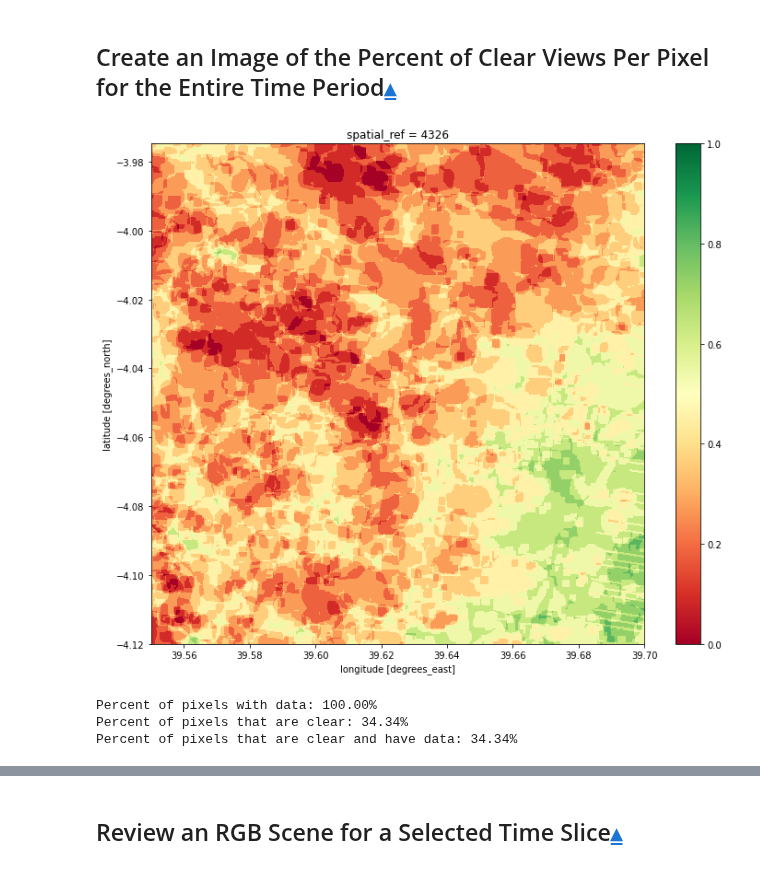
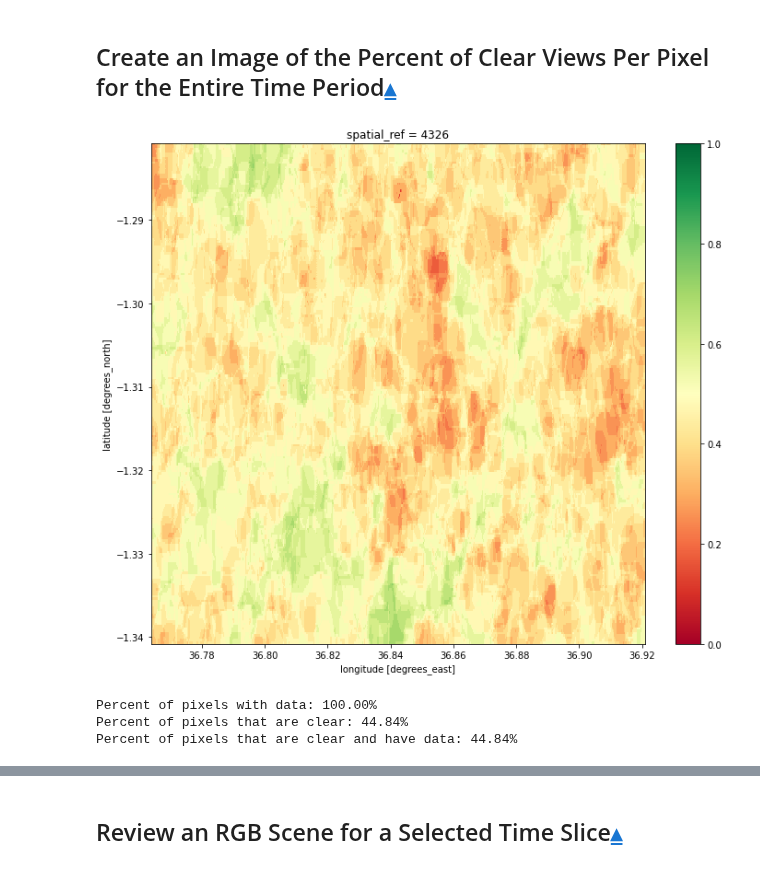
Before and after one commit to ceos-seo/odc-colab, a Jupyter notebook: notebooks/DCAL/DCAL_Cloud_Statistics.ipynb, the cells around one changed output, grey strips where cells are left out. Saved outputs shown, nothing was run; the diff lists cells and outputs as text; code cells hidden in the pictures.

```diff
--- a/notebooks/DCAL/DCAL_Cloud_Statistics.ipynb
+++ b/notebooks/DCAL/DCAL_Cloud_Statistics.ipynb
@@ -98,10 +91,19 @@ LANDSAT 8 Products:
 <p style="color:red";><b>CHANGE INPUTS BELOW
 # %%
 # These are the platforms (satellites) and products (datacube sets)
-# used for this demonstration.
+# used for this demonstration. Uncomment only 1 set.
+
+# platform = 'LANDSAT_8'
+# product = 'ls8_usgs_sr_scene'
+# collection = 'c1'
+# level = 'l2'
 
 platform = 'LANDSAT_8'
 product = 'ls8_usgs_sr_scene'
+collection = 'c2'
+level = 'l2'
+# %%
+band_no_data_values = dc.list_measurements().loc[product, 'nodata']
 # %% [markdown]
 ## <span id="extents">Get the Extents of the Cube [&#9652;](#top)</span>
 # %%
@@ -134,9 +136,13 @@ display_map(full_lat, full_lon)
 # Select a time period (Min-Max) within the extents listed above (Year-Month-Day)
 # This region and time period will be used for the cloud assessment
 
+# Nairobi, Kenya
+latitude = (-1.3407, -1.2809)
+longitude = (36.7640, 36.9206)
+
 # Mombasa, Kenya
-latitude = (-4.12, -3.975)
-longitude = (39.55, 39.7)
+# latitude = (-4.12, -3.975)
+# longitude = (39.55, 39.7)
 
 # Mau Forest - Western Kenya
 # latitude = (-0.13406, 0.21307)
@@ -217,11 +234,15 @@ def build_cloud_coverage_table_landsat(product,
 # %%
 extra_band = 'green'
-landsat_dataset, coverage_table = build_cloud_coverage_table_landsat(product = product,
-                                                                     platform = platform,
-                                                                     latitude = latitude,
-                                                                     longitude = longitude,
-                                                                     time = time_extents,
-                                                                     extra_band=extra_band)
+landsat_dataset, coverage_table, clean_mask, data_mask, clean_data_mask = \
+    build_cloud_coverage_table_landsat(product = product,
+                                       platform = platform,
+                                       collection = collection,
+                                       level = level,
+                                       latitude = latitude,
+                                       longitude = longitude,
+                                       time = time_extents,
+                                       extra_band=extra_band,
+                                       band_no_data_values=band_no_data_values)
 # %% [markdown]
 ## <span id="create_cloud_cov_table">Create a Table of Cloud Coverage Percentage for Each Date[&#9652;](#top)</span>
 # %%
@@ -252,31 +278,24 @@ plt.show()
 # %% [markdown]
 ## <span id="pct_clear_img">Create an Image of the Percent of Clear Views Per Pixel for the Entire Time Period[&#9652;](#top)</span>
 # %%
-from utils.data_cube_utilities.clean_mask import landsat_qa_clean_mask
-from utils.data_cube_utilities.plotter_utils import create_gradient_color_map
-from utils.data_cube_utilities.plotter_utils import xarray_imshow
-
 # We are really plotting the fraction of times that are not no_data which are clear.
 # This is done to account for regions filled with no_data  - such as when querying across path/rows.
-data_mask = (landsat_dataset[extra_band] != -9999)
-clean_mask = landsat_qa_clean_mask(landsat_dataset, platform)
-merged_mask = clean_mask & data_mask
-clear_and_data_per_px = merged_mask.sum(dim='time')
+clear_and_data_per_px = clean_data_mask.sum(dim='time')
 data_per_px = data_mask.sum(dim='time')
 frac_clear_per_data_per_px = clear_and_data_per_px / data_per_px
 num_cbar_ticks = 8 # The number of ticks to use for the colorbar.
 quad_mesh = (frac_clear_per_data_per_px).plot(figsize=(12,10),cmap = "RdYlGn", vmin=0, vmax=1)
 plt.show()
 # %% [output]
-[figure, old version]
+[figure, new version]
 # %%
 print("Percent of pixels with data: {:.2%}".format(data_mask.mean().values))
 print("Percent of pixels that are clear: {:.2%}".format(clean_mask.mean().values))
-print("Percent of pixels that are clear and have data: {:.2%}".format(merged_mask.mean().values))
+print("Percent of pixels that are clear and have data: {:.2%}".format(clean_data_mask.mean().values))
 # %% [output]
 Percent of pixels with data: 100.00%
-Percent of pixels that are clear: 34.34%
-Percent of pixels that are clear and have data: 34.34%
+Percent of pixels that are clear: 44.84%
+Percent of pixels that are clear and have data: 44.84%
 # %%
 (frac_clear_per_data_per_px == 0).sum() / frac_clear_per_data_per_px.count()
 print("Number of pixels which have no non-cloud data:", (frac_clear_per_data_per_px == 0).sum().values)
```
Also changed, not shown: parts of 9 cells of this notebook, 6 other files.
